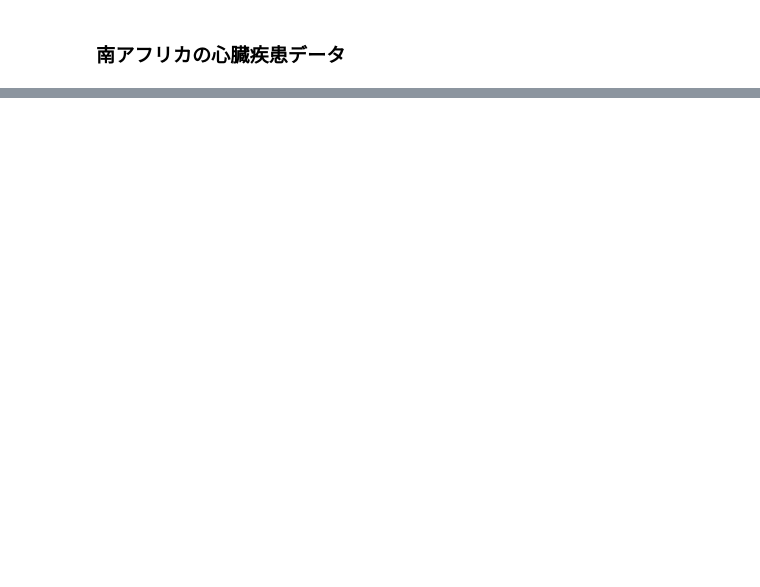
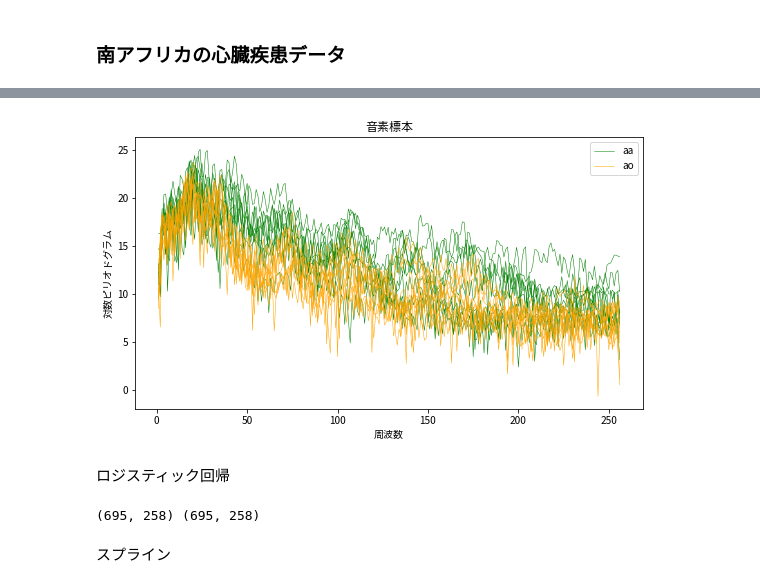
Before and after one commit to sorashido/esl-learn, a Jupyter notebook: chapter5.ipynb, the cells around one changed output, grey strips where cells are left out. Cells and saved outputs as stored; diff of their text form; code cells hidden in the pictures; blank space fills up the shorter version.

```diff
--- a/chapter5.ipynb
+++ b/chapter5.ipynb
@@ -175,0 +181,4 @@ df_saheart.describe()
+# %%
+df_phoneme = pd.read_csv('./data/phoneme/phoneme.data', index_col=0)
+print(df_phoneme.shape)
+df_phoneme.head()
@@ -175,0 +195,20 @@ df_saheart.describe()
+# %%
+aa_fig = df_phoneme[df_phoneme['g']=='aa'][:10].drop(columns=['g','speaker'])
+ao_fig = df_phoneme[df_phoneme['g']=='ao'][:10].drop(columns=['g','speaker'])
+# %%
+fig55 = plt.figure(55, figsize=(20, 5))
+ax = fig55.add_subplot(1, 2, 1)
+grid_x = range(1, 257)
+plt_aa = ax.plot(grid_x, aa_fig.as_matrix().T,
+                 color='green', linewidth=.5, label='aa')
+plt_ao = ax.plot(grid_x, ao_fig.as_matrix().T,
+                 color='orange', linewidth=.5, label='ao')
+ax.legend((plt_aa[0], plt_ao[0]), ('aa', 'ao'))
+ax.set_xlabel('周波数')
+ax.set_ylabel('対数ピリオドグラム')
+ax.set_title('音素標本')
+plt.show()
+# %% [output]
+[figure, added]
+# %% [markdown]
+ロジスティック回帰
@@ -175,0 +218,6 @@ df_saheart.describe()
+# %%
+# アンダーサンプリング
+ao_df = ao_df.sample(n=695)
+print(aa_df.shape, ao_df.shape)
+# %% [output]
+(695, 258) (695, 258)
@@ -175,0 +254,2 @@ df_saheart.describe()
+# %% [markdown]
+スプライン
```
Also changed, not shown: parts of 12 cells of this notebook, 1 other file.
